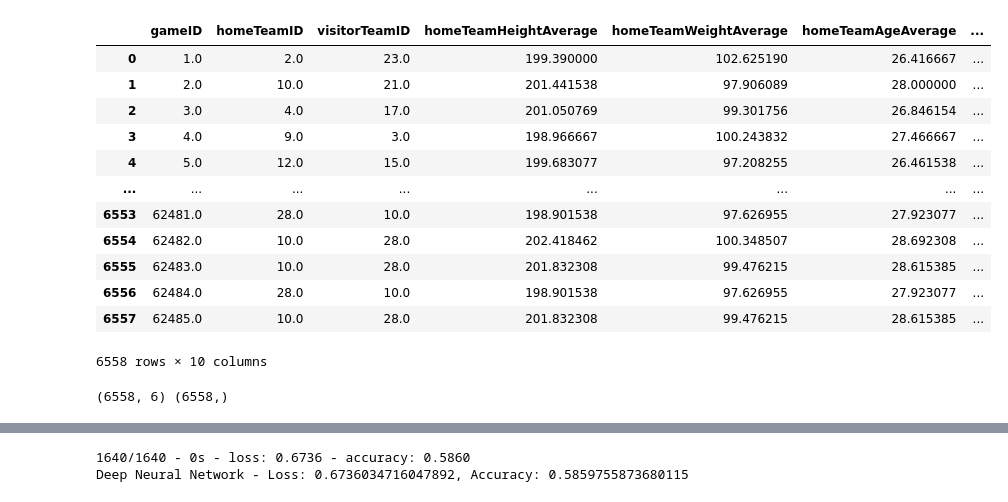
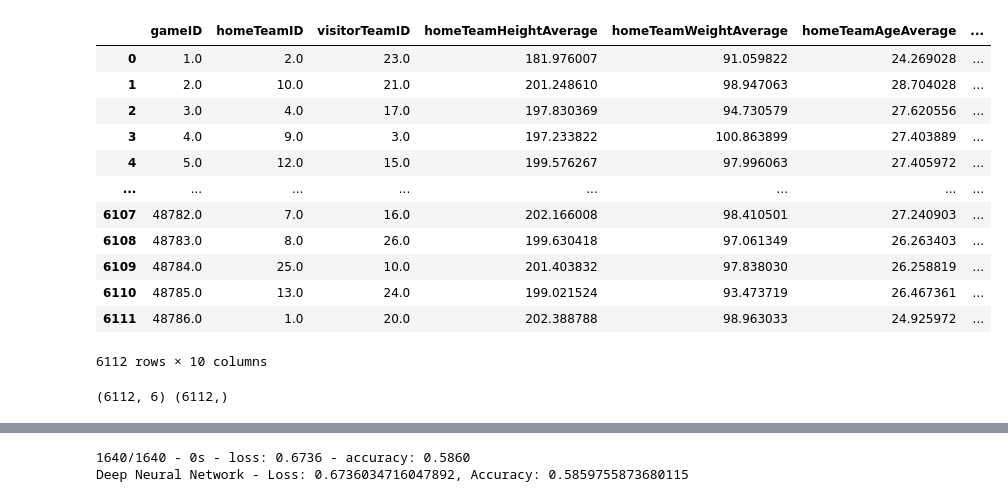
Before and after one commit to arerickson28/Machine-Learning-NBA, a Jupyter notebook: model/deep-neural-model.ipynb, the cells around one changed output, grey strips where cells are left out. Saved outputs shown, nothing was run; the diff lists cells and outputs as text; code cells hidden in the pictures.

Commit message:
added weighted time series to data/ML model and website.

```diff
--- a/model/deep-neural-model.ipynb
+++ b/model/deep-neural-model.ipynb
@@ -3,32 +3,32 @@
 import pandas as pd
 # %%
 # Load data
-df = pd.read_csv('../data/machineLearningDataSet.csv')
+df = pd.read_csv('../data/machineLearningDataSetTime.csv')
 
 # Drop the null columns where all values are null -- nothing to drop
 df = df.dropna(axis='columns', how='all')
 
 # Drop the null rows -- nothing to drop
 df = df.dropna()
 
 # Drop Unnamed: 0
 df = df.drop(columns=['Unnamed: 0'])
 
 df
 # %% [output]
 |  | gameID | homeTeamID | visitorTeamID | homeTeamHeightAverage | homeTeamWeightAverage | homeTeamAgeAverage | ... |
-| 0 | 1.0 | 2.0 | 23.0 | 199.390000 | 102.625190 | 26.416667 | ... |
-| 1 | 2.0 | 10.0 | 21.0 | 201.441538 | 97.906089 | 28.000000 | ... |
-| 2 | 3.0 | 4.0 | 17.0 | 201.050769 | 99.301756 | 26.846154 | ... |
-| 3 | 4.0 | 9.0 | 3.0 | 198.966667 | 100.243832 | 27.466667 | ... |
-| 4 | 5.0 | 12.0 | 15.0 | 199.683077 | 97.208255 | 26.461538 | ... |
+| 0 | 1.0 | 2.0 | 23.0 | 181.976007 | 91.059822 | 24.269028 | ... |
+| 1 | 2.0 | 10.0 | 21.0 | 201.248610 | 98.947063 | 28.704028 | ... |
+| 2 | 3.0 | 4.0 | 17.0 | 197.830369 | 94.730579 | 27.620556 | ... |
+| 3 | 4.0 | 9.0 | 3.0 | 197.233822 | 100.863899 | 27.403889 | ... |
+| 4 | 5.0 | 12.0 | 15.0 | 199.576267 | 97.996063 | 27.405972 | ... |
 | ... | ... | ... | ... | ... | ... | ... | ... |
-| 6553 | 62481.0 | 28.0 | 10.0 | 198.901538 | 97.626955 | 27.923077 | ... |
-| 6554 | 62482.0 | 10.0 | 28.0 | 202.418462 | 100.348507 | 28.692308 | ... |
-| 6555 | 62483.0 | 10.0 | 28.0 | 201.832308 | 99.476215 | 28.615385 | ... |
-| 6556 | 62484.0 | 28.0 | 10.0 | 198.901538 | 97.626955 | 27.923077 | ... |
-| 6557 | 62485.0 | 10.0 | 28.0 | 201.832308 | 99.476215 | 28.615385 | ... |
+| 6107 | 48782.0 | 7.0 | 16.0 | 202.166008 | 98.410501 | 27.240903 | ... |
+| 6108 | 48783.0 | 8.0 | 26.0 | 199.630418 | 97.061349 | 26.263403 | ... |
+| 6109 | 48784.0 | 25.0 | 10.0 | 201.403832 | 97.838030 | 26.258819 | ... |
+| 6110 | 48785.0 | 13.0 | 24.0 | 199.021524 | 93.473719 | 26.467361 | ... |
+| 6111 | 48786.0 | 1.0 | 20.0 | 202.388788 | 98.963033 | 24.925972 | ... |
-6558 rows × 10 columns
+6112 rows × 10 columns
 # %%
 # Assign X (data) and y (target)
 drop_col = ['gameID', 'homeTeamID', 'visitorTeamID', 'homeTeamWin']
@@ -39,7 +39,7 @@ y_names = ['Lose', 'Win']
 
 print(X.shape, y.shape)
 # %% [output]
-(6558, 6) (6558,)
+(6112, 6) (6112,)
 # %%
 # Split our data into training and testing
 from sklearn.model_selection import train_test_split
```
Also changed, not shown: parts of 3 cells of this notebook, 9 other files.
